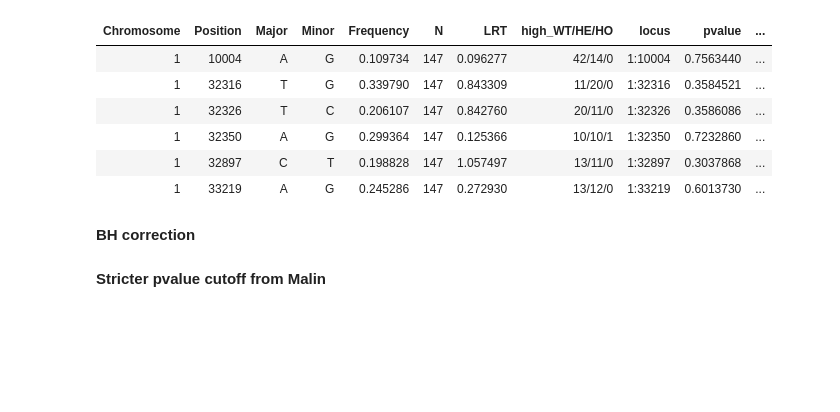
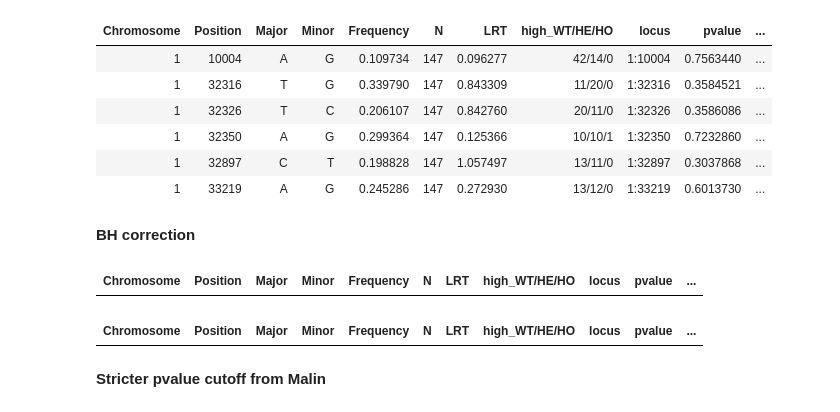
Before and after one commit to katcatalano/ClownfishGWAS, a Jupyter notebook: notebooks/plot_pcangsd_assoc.ipynb, the cells around one changed output. Saved outputs shown, nothing was run; the diff lists cells and outputs as text; code cells hidden in the pictures; blank space fills up the shorter version.

```diff
--- a/notebooks/plot_pcangsd_assoc.ipynb
+++ b/notebooks/plot_pcangsd_assoc.ipynb
@@ -276,6 +276,22 @@ plot(for_corr_plot$sl_neg_log_pvalue, for_corr_plot$ucrit_neg_log_pvalue, xlab =
 #dev.off()
 # %% [markdown]
 __BH correction__
+# %%
+lrt_filt_sl <- lrt_filt_sl[order(pvalue)]
+lrt_filt_sl$rank=1:NROW(lrt_filt_sl) #rank snp by order
+lrt_filt_sl$padjBH=(lrt_filt_sl$rank/nrow(lrt_filt_sl))*.2 #then calculate the critical by dividing each rank by the total number of snps, and then multiply by fdr
+lrt_filt_sl_sig=lrt_filt_sl[lrt_filt_sl$pvalue<lrt_filt_sl$padjBH,]
+lrt_filt_sl_sig
+# %% [output]
+| Chromosome | Position | Major | Minor | Frequency | N | LRT | high_WT/HE/HO | locus | pvalue | ... |
+# %%
+lrt_filt_ucrit <- lrt_filt_ucrit[order(pvalue)]
+lrt_filt_ucrit$rank=1:NROW(lrt_filt_ucrit) #rank snp by order
+lrt_filt_ucrit$padjBH=(lrt_filt_ucrit$rank/nrow(lrt_filt_ucrit))*.2 #then calculate the critical by dividing each rank by the total number of snps, and then multiply by fdr
+lrt_filt_ucrit_sig=lrt_filt_ucrit[lrt_filt_ucrit$pvalue<lrt_filt_ucrit$padjBH,]
+lrt_filt_ucrit_sig
+# %% [output]
+| Chromosome | Position | Major | Minor | Frequency | N | LRT | high_WT/HE/HO | locus | pvalue | ... |
 # %% [markdown]
 __Stricter pvalue cutoff from Malin__
 # %%
```
Also changed, not shown: parts of 19 cells of this notebook.
